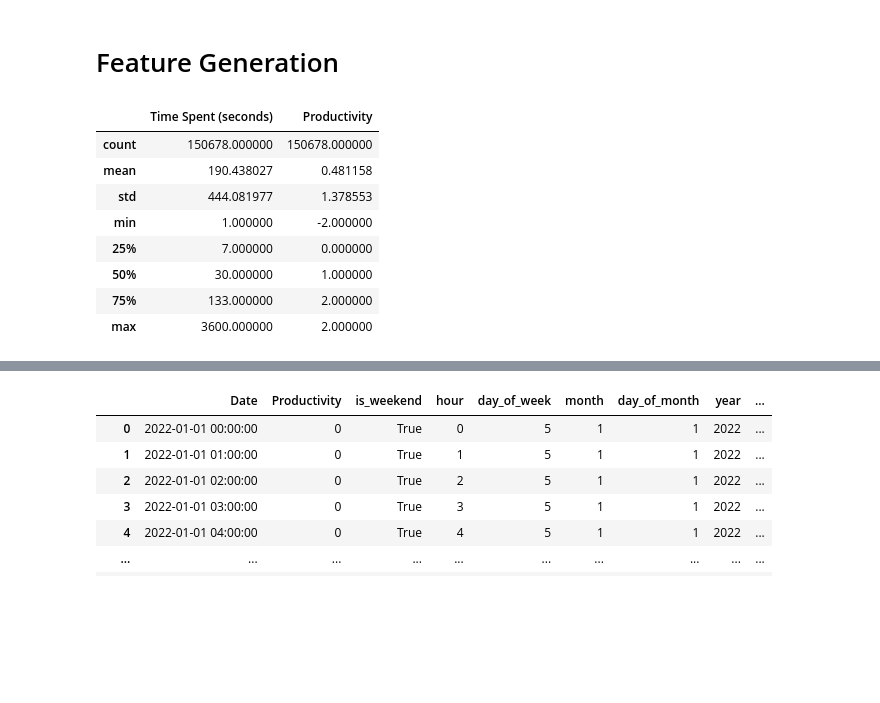
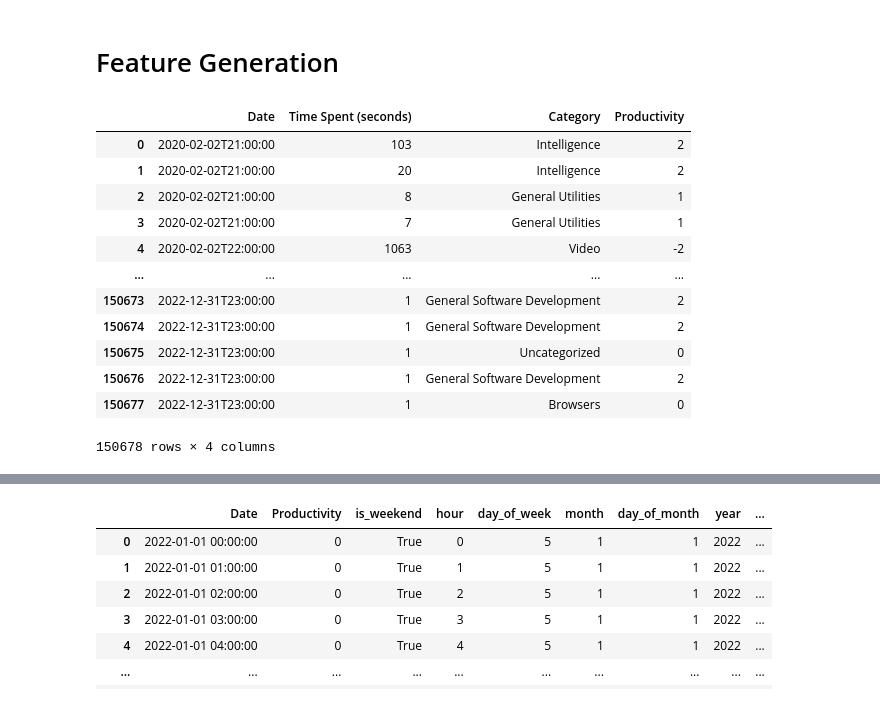
Before and after one commit to ankan5415/rescuetime-predictor, a Jupyter notebook: predictor.ipynb, the cells around one changed output, grey strips where cells are left out. Cells and saved outputs as stored; diff of their text form; code cells hidden in the pictures; blank space fills up the shorter version.

```diff
--- a/test_1.ipynb
+++ b/predictor.ipynb
@@ -22,17 +40,21 @@ for year in years:
     data = pd.concat([data, df], ignore_index=True)
 # %%
 data = data.drop(['Number of People', "Activity"], axis=1)
-data.describe()
+data
 # %% [output]
-|  | Time Spent (seconds) | Productivity |
-| count | 150678.000000 | 150678.000000 |
-| mean | 190.438027 | 0.481158 |
-| std | 444.081977 | 1.378553 |
-| min | 1.000000 | -2.000000 |
-| 25% | 7.000000 | 0.000000 |
-| 50% | 30.000000 | 1.000000 |
-| 75% | 133.000000 | 2.000000 |
-| max | 3600.000000 | 2.000000 |
+|  | Date | Time Spent (seconds) | Category | Productivity |
+| 0 | 2020-02-02T21:00:00 | 103 | Intelligence | 2 |
+| 1 | 2020-02-02T21:00:00 | 20 | Intelligence | 2 |
+| 2 | 2020-02-02T21:00:00 | 8 | General Utilities | 1 |
+| 3 | 2020-02-02T21:00:00 | 7 | General Utilities | 1 |
+| 4 | 2020-02-02T22:00:00 | 1063 | Video | -2 |
+| ... | ... | ... | ... | ... |
+| 150673 | 2022-12-31T23:00:00 | 1 | General Software Development | 2 |
+| 150674 | 2022-12-31T23:00:00 | 1 | General Software Development | 2 |
+| 150675 | 2022-12-31T23:00:00 | 1 | Uncategorized | 0 |
+| 150676 | 2022-12-31T23:00:00 | 1 | General Software Development | 2 |
+| 150677 | 2022-12-31T23:00:00 | 1 | Browsers | 0 |
+150678 rows × 4 columns
 # %%
 # Change productivity values to a value between -1 and 1
 data['Productivity'] = np.where(data['Productivity'] >= 1, 1, data['Productivity'])
```
Also changed, not shown: parts of 2 cells of this notebook, 3 other files.
